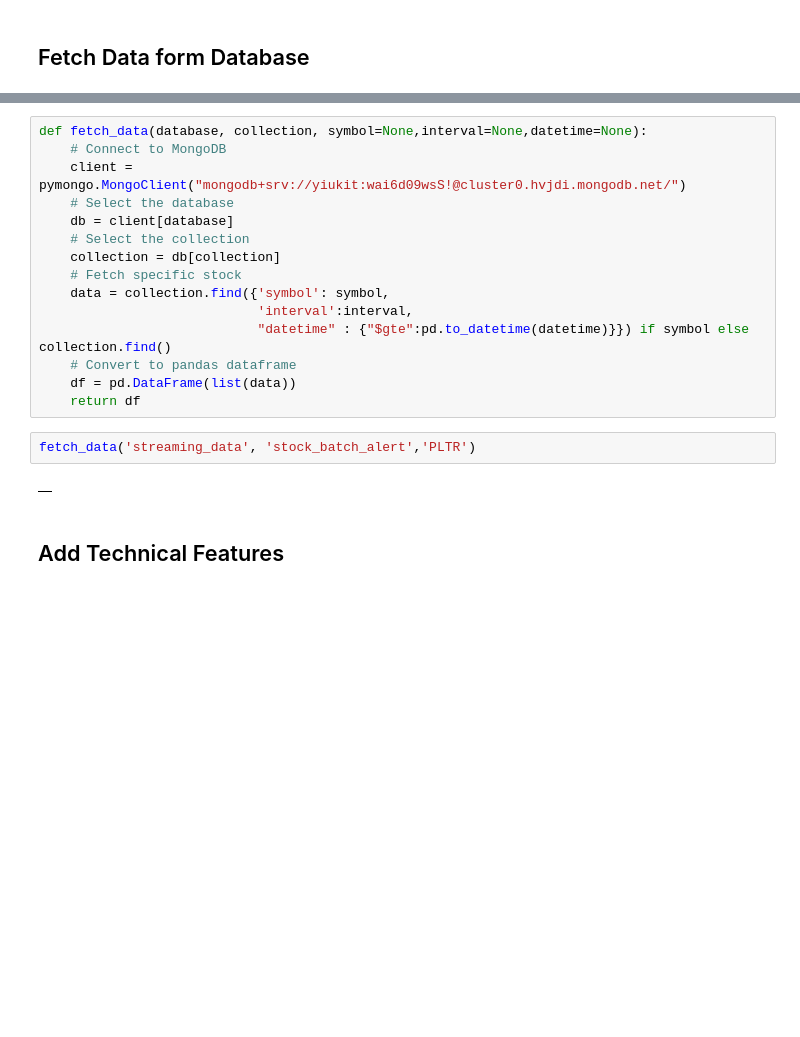
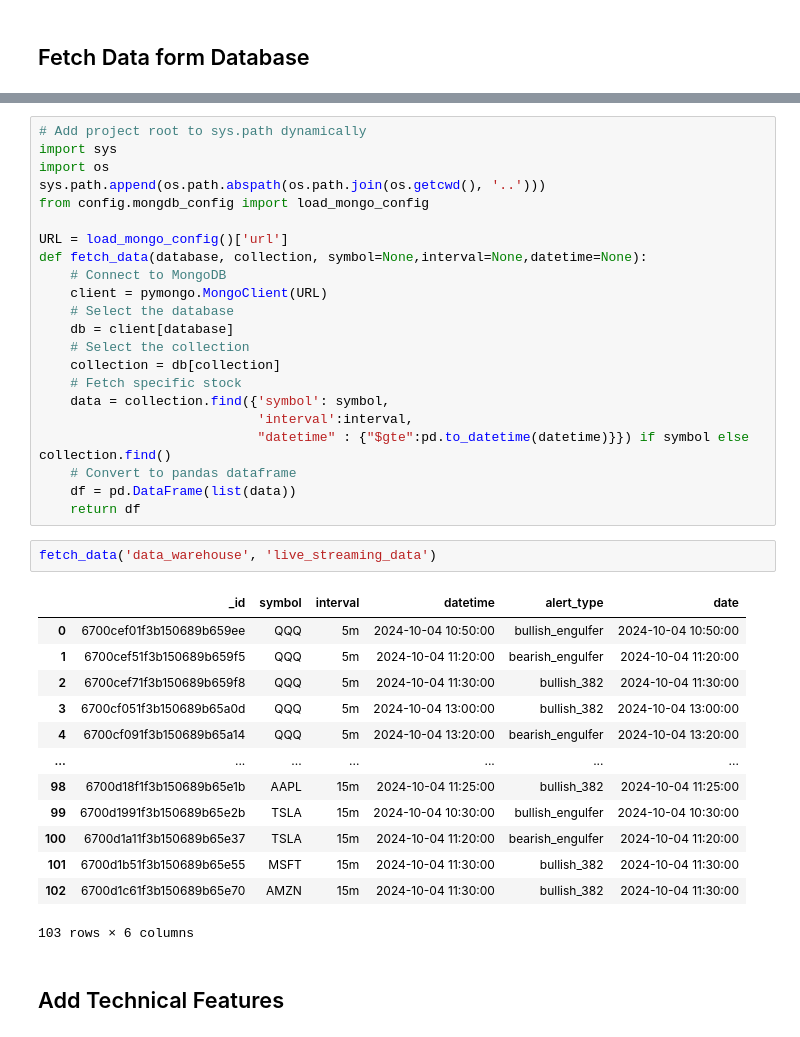
Before and after one commit to yiukitCheung/Stocks_Alert_System, a Jupyter notebook: jupyter notebook/trading_automated_process.ipynb, the cells around one changed output, grey strips where cells are left out. Drawn from its saved outputs; the diff is of its cells as text; blank space fills up the shorter version.

```diff
--- a/jupyter notebook/trading_automated_process.ipynb
+++ b/jupyter notebook/trading_automated_process.ipynb
@@ -50,7 +48,14 @@ df
 # %%
+# Add project root to sys.path dynamically
+import sys
+import os
+sys.path.append(os.path.abspath(os.path.join(os.getcwd(), '..')))
+from config.mongdb_config import load_mongo_config
+
+URL = load_mongo_config()['url']
 def fetch_data(database, collection, symbol=None,interval=None,datetime=None):
     # Connect to MongoDB
-    client = pymongo.MongoClient("mongodb+srv://yiukit:wai6d09wsS!@cluster0.hvjdi.mongodb.net/")
+    client = pymongo.MongoClient(URL)
     # Select the database
     db = client[database]
     # Select the collection
@@ -62,10 +67,22 @@ def fetch_data(database, collection, symbol=None,interval=None,datetime=None):
     # Convert to pandas dataframe
     df = pd.DataFrame(list(data))
     return df
-# %%
-fetch_data('streaming_data', 'stock_batch_alert','PLTR')
-# %% [output]
-|  |
+# %%
+fetch_data('data_warehouse', 'live_streaming_data')
+# %% [output]
+|  | _id | symbol | interval | datetime | alert_type | date |
+| 0 | 6700cef01f3b150689b659ee | QQQ | 5m | 2024-10-04 10:50:00 | bullish_engulfer | 2024-10-04 10:50:00 |
+| 1 | 6700cef51f3b150689b659f5 | QQQ | 5m | 2024-10-04 11:20:00 | bearish_engulfer | 2024-10-04 11:20:00 |
+| 2 | 6700cef71f3b150689b659f8 | QQQ | 5m | 2024-10-04 11:30:00 | bullish_382 | 2024-10-04 11:30:00 |
+| 3 | 6700cf051f3b150689b65a0d | QQQ | 5m | 2024-10-04 13:00:00 | bullish_382 | 2024-10-04 13:00:00 |
+| 4 | 6700cf091f3b150689b65a14 | QQQ | 5m | 2024-10-04 13:20:00 | bearish_engulfer | 2024-10-04 13:20:00 |
+| ... | ... | ... | ... | ... | ... | ... |
+| 98 | 6700d18f1f3b150689b65e1b | AAPL | 15m | 2024-10-04 11:25:00 | bullish_382 | 2024-10-04 11:25:00 |
+| 99 | 6700d1991f3b150689b65e2b | TSLA | 15m | 2024-10-04 10:30:00 | bullish_engulfer | 2024-10-04 10:30:00 |
+| 100 | 6700d1a11f3b150689b65e37 | TSLA | 15m | 2024-10-04 11:20:00 | bearish_engulfer | 2024-10-04 11:20:00 |
+| 101 | 6700d1b51f3b150689b65e55 | MSFT | 15m | 2024-10-04 11:30:00 | bullish_382 | 2024-10-04 11:30:00 |
+| 102 | 6700d1c61f3b150689b65e70 | AMZN | 15m | 2024-10-04 11:30:00 | bullish_382 | 2024-10-04 11:30:00 |
+103 rows × 6 columns
 # %% [markdown]
 ## Add Technical Features
 # %%
```
Also changed, not shown: parts of 2 cells of this notebook.
